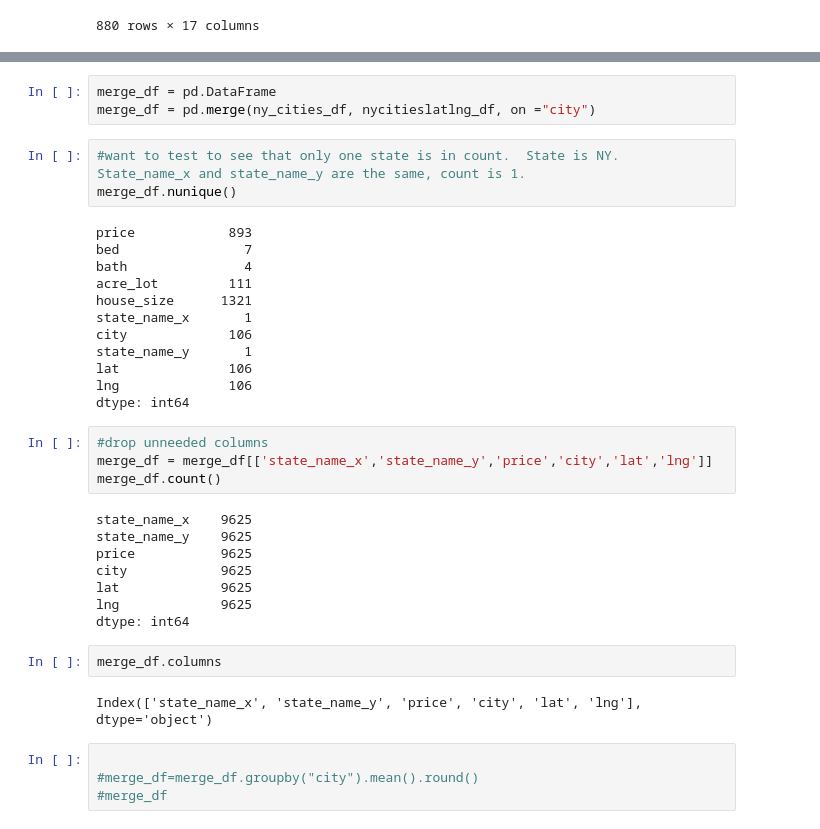
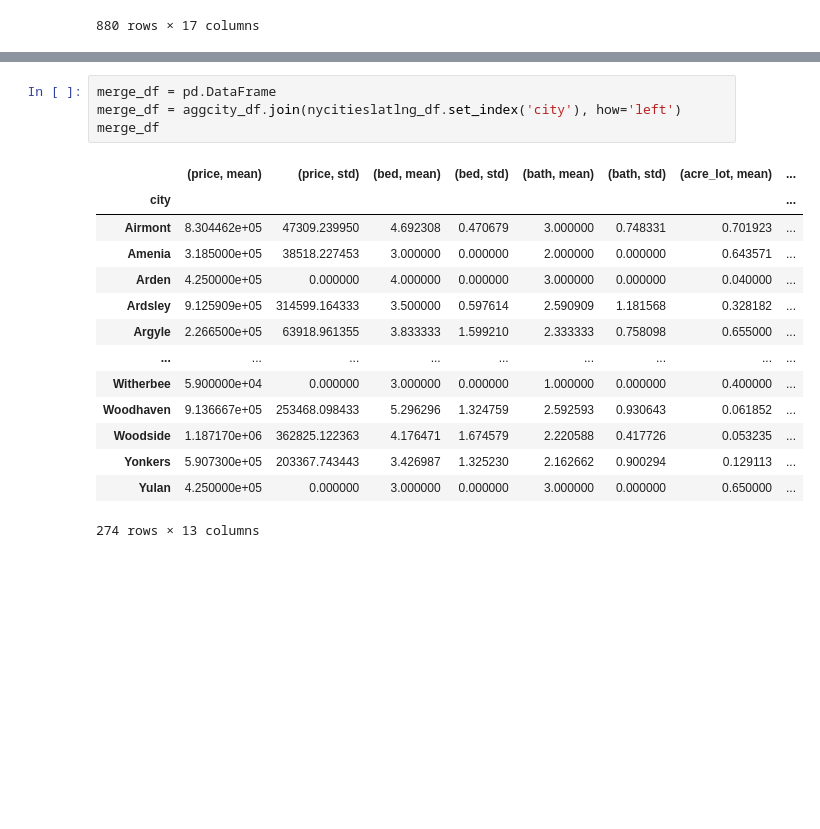
Before and after one commit to NMcHale029/BC-Project-1, a Jupyter notebook: cites.ipynb, the cells around one changed output, grey strips where cells are left out. Drawn from its saved outputs; the diff is of its cells as text; blank space fills up the shorter version.

```diff
--- a/cites.ipynb
+++ b/cites.ipynb
@@ -197,38 +207,19 @@ dtype: int64
 # %%
 merge_df = pd.DataFrame
-merge_df = pd.merge(ny_cities_df, nycitieslatlng_df, on ="city")
+merge_df = aggcity_df.join(nycitieslatlng_df.set_index('city'), how='left')
+merge_df
+# %% [output]
+|  | (price, mean) | (price, std) | (bed, mean) | (bed, std) | (bath, mean) | (bath, std) | (acre_lot, mean) | ... |
+| city |  |  |  |  |  |  |  | ... |
+| Airmont | 8.304462e+05 | 47309.239950 | 4.692308 | 0.470679 | 3.000000 | 0.748331 | 0.701923 | ... |
+| Amenia | 3.185000e+05 | 38518.227453 | 3.000000 | 0.000000 | 2.000000 | 0.000000 | 0.643571 | ... |
+| Arden | 4.250000e+05 | 0.000000 | 4.000000 | 0.000000 | 3.000000 | 0.000000 | 0.040000 | ... |
+| Ardsley | 9.125909e+05 | 314599.164333 | 3.500000 | 0.597614 | 2.590909 | 1.181568 | 0.328182 | ... |
+| Argyle | 2.266500e+05 | 63918.961355 | 3.833333 | 1.599210 | 2.333333 | 0.758098 | 0.655000 | ... |
+| ... | ... | ... | ... | ... | ... | ... | ... | ... |
+| Witherbee | 5.900000e+04 | 0.000000 | 3.000000 | 0.000000 | 1.000000 | 0.000000 | 0.400000 | ... |
+| Woodhaven | 9.136667e+05 | 253468.098433 | 5.296296 | 1.324759 | 2.592593 | 0.930643 | 0.061852 | ... |
+| Woodside | 1.187170e+06 | 362825.122363 | 4.176471 | 1.674579 | 2.220588 | 0.417726 | 0.053235 | ... |
+| Yonkers | 5.907300e+05 | 203367.743443 | 3.426987 | 1.325230 | 2.162662 | 0.900294 | 0.129113 | ... |
+| Yulan | 4.250000e+05 | 0.000000 | 3.000000 | 0.000000 | 3.000000 | 0.000000 | 0.650000 | ... |
+274 rows × 13 columns
-# %%
-#want to test to see that only one state is in count.  State is NY.  State_name_x and state_name_y are the same, count is 1.
-merge_df.nunique()
-# %% [output]
-price            893
-bed                7
-bath               4
-acre_lot         111
-house_size      1321
-state_name_x       1
-city             106
-state_name_y       1
-lat              106
-lng              106
-dtype: int64
-# %%
-#drop unneeded columns
-merge_df = merge_df[['state_name_x','state_name_y','price','city','lat','lng']]
-merge_df.count()
-# %% [output]
-state_name_x    9625
-state_name_y    9625
-price           9625
-city            9625
-lat             9625
-lng             9625
-dtype: int64
-# %%
-merge_df.columns
-# %% [output]
-Index(['state_name_x', 'state_name_y', 'price', 'city', 'lat', 'lng'], dtype='object')
-# %%
-
-#merge_df=merge_df.groupby("city").mean().round()
-#merge_df
```
Also changed, not shown: parts of 19 cells of this notebook.
